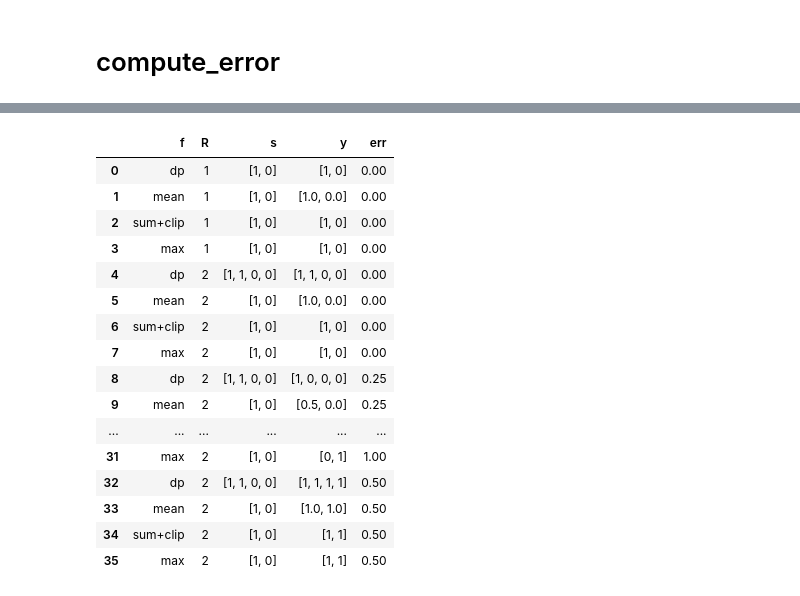
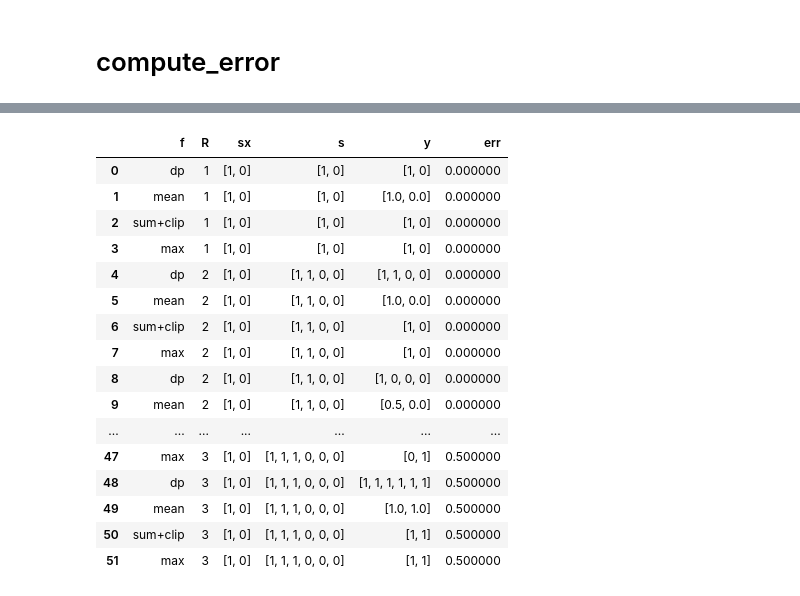
Before and after one commit to einnovator/spikeml, a Jupyter notebook: nb/test_feedback.ipynb, the cells around one changed output, grey strips where cells are left out. Cells and saved outputs as stored; diff of their text form; code cells hidden in the pictures.

```diff
--- a/nb/test_feedback.ipynb
+++ b/nb/test_feedback.ipynb
@@ -43,14 +43,14 @@ The autoreload extension is already loaded. To reload it, use:
 # %% [markdown]
 # compute_error
 # %%
-def test_compute_error():
+def test_compute_error(strict=False):
     params = SSNNParams()
     print(params.fmt())
     params = SSNNParams(g=1, e_err=5, pmax=1, e_z=2)
     print(params.fmt())
     data = {'sx': [], 'y': [], 'err': [], 'sg': [], 's': [], 'sm': [], 'ps': [], 'zs': []}
     def _err(s, y):
-        err = compute_error(s, y)
+        err = compute_error(s, y, strict=strict)
         sg = compute_sg(err, params)
         s =  np.clip(sx + params.g*y, params.vmin, params.vmax).round(2)
         sm = np.clip(s*sg, params.vmin, params.vmax).round(2)
@@ -118,9 +118,10 @@ sx: [0.5 0. ] y: [0.5 0.5] -> err: 0.50 ; sg: 0.08 => s: [1.  0.5] => sm: [0.08
 # %%
-def test_compute_error2():
+def test_compute_error2(strict=False):
     params = SSNNParams()
-    data = {'f': [], 'R': [], 's': [], 'y': [], 'err': []}
-    def _add(f, s, y, R, err, debug=True):
+    data = {'f': [], 'R': [], 'sx': [], 's':[], 'y': [], 'err': []}
+    def _add(f, sx, s, y, R, err, debug=True):
         data['f'].append(f)
+        data['sx'].append(sx)
         data['s'].append(s)
         data['y'].append(y)
         data['R'].append(R)
@@ -128,22 +129,22 @@ def test_compute_error2():
         if debug:
             print(f'{f}: R: {R} ; s: {s} ; y: {y}', f'-> err: {err:.2f}')
 
-    def _err(s, y, R):
-        s_ = np.repeat(s, R)
+    def _err(sx, y, R):
+        s = np.repeat(sx, R)
         y1 = y.reshape(y.shape[0] // R, R).mean(axis=1)
         y2 = y.reshape(y.shape[0] // R, R).sum(axis=1)
         y2 =  np.clip(y2, params.vmin, params.vmax)
         y3 = y.reshape(y.shape[0] // R, R).max(axis=1)
 
-        err = xcompute_error(s, y, R=R, method='dp')
-        err1 = xcompute_error(s, y, R=R, method='mean')
-        err2 = xcompute_error(s, y, R=R, method='sum+clip')
-        err3 = xcompute_error(s, y, R=R, method='max')
+        err = xcompute_error(sx, y, R=R, method=OutputAggregation.DP, strict=strict)
+        err1 = xcompute_error(sx, y, R=R, method=OutputAggregation.MEAN, strict=strict)
+        err2 = xcompute_error(sx, y, R=R, method=OutputAggregation.SUM_CLIP, strict=strict)
+        err3 = xcompute_error(sx, y, R=R, method=OutputAggregation.MAX, strict=strict)
         print('-'*4)
-        _add('dp', s_, y, R, err)
-        _add('mean', s, y1, R, err1)
-        _add('sum+clip', s, y2, R, err2)
-        _add('max', s, y3, R, err3)
+        _add('dp', sx, s, y, R, err)
+        _add('mean', sx, s, y1, R, err1)
+        _add('sum+clip', sx, s, y2, R, err2)
+        _add('max', sx, s, y3, R, err3)
 
 
     _err(np.array([1,0]), np.array([1,0]), R=1)
@@ -155,6 +156,10 @@ def test_compute_error2():
     _err(np.array([1,0]), np.array([0,0,1,0]), R=2)
     _err(np.array([1,0]), np.array([0,0,0,1]), R=2)
     _err(np.array([1,0]), np.array([1,1,1,1]), R=2)
+    _err(np.array([1,0]), np.array([0,0,0,1,1,1]), R=3)
+    _err(np.array([1,0]), np.array([0,0,0,1,1,0]), R=3)
+    _err(np.array([1,0]), np.array([0,0,0,0,1,0]), R=3)
+    _err(np.array([1,0]), np.array([1,1,1,1,1,1]), R=3)
 
     df = pd.DataFrame(data)
     return df
@@ -182,19 +187,19 @@ max: R: 2 ; s: [1 0] ; y: [1 1] -> err: 0.50
-|  | f | R | s | y | err |
-| 0 | dp | 1 | [1, 0] | [1, 0] | 0.00 |
-| 1 | mean | 1 | [1, 0] | [1.0, 0.0] | 0.00 |
-| 2 | sum+clip | 1 | [1, 0] | [1, 0] | 0.00 |
-| 3 | max | 1 | [1, 0] | [1, 0] | 0.00 |
-| 4 | dp | 2 | [1, 1, 0, 0] | [1, 1, 0, 0] | 0.00 |
-| 5 | mean | 2 | [1, 0] | [1.0, 0.0] | 0.00 |
-| 6 | sum+clip | 2 | [1, 0] | [1, 0] | 0.00 |
-| 7 | max | 2 | [1, 0] | [1, 0] | 0.00 |
-| 8 | dp | 2 | [1, 1, 0, 0] | [1, 0, 0, 0] | 0.25 |
-| 9 | mean | 2 | [1, 0] | [0.5, 0.0] | 0.25 |
-| ... | ... | ... | ... | ... | ... |
-| 31 | max | 2 | [1, 0] | [0, 1] | 1.00 |
-| 32 | dp | 2 | [1, 1, 0, 0] | [1, 1, 1, 1] | 0.50 |
-| 33 | mean | 2 | [1, 0] | [1.0, 1.0] | 0.50 |
-| 34 | sum+clip | 2 | [1, 0] | [1, 1] | 0.50 |
-| 35 | max | 2 | [1, 0] | [1, 1] | 0.50 |
+|  | f | R | sx | s | y | err |
+| 0 | dp | 1 | [1, 0] | [1, 0] | [1, 0] | 0.000000 |
+| 1 | mean | 1 | [1, 0] | [1, 0] | [1.0, 0.0] | 0.000000 |
+| 2 | sum+clip | 1 | [1, 0] | [1, 0] | [1, 0] | 0.000000 |
+| 3 | max | 1 | [1, 0] | [1, 0] | [1, 0] | 0.000000 |
+| 4 | dp | 2 | [1, 0] | [1, 1, 0, 0] | [1, 1, 0, 0] | 0.000000 |
+| 5 | mean | 2 | [1, 0] | [1, 1, 0, 0] | [1.0, 0.0] | 0.000000 |
+| 6 | sum+clip | 2 | [1, 0] | [1, 1, 0, 0] | [1, 0] | 0.000000 |
+| 7 | max | 2 | [1, 0] | [1, 1, 0, 0] | [1, 0] | 0.000000 |
+| 8 | dp | 2 | [1, 0] | [1, 1, 0, 0] | [1, 0, 0, 0] | 0.000000 |
+| 9 | mean | 2 | [1, 0] | [1, 1, 0, 0] | [0.5, 0.0] | 0.000000 |
+| ... | ... | ... | ... | ... | ... | ... |
+| 47 | max | 3 | [1, 0] | [1, 1, 1, 0, 0, 0] | [0, 1] | 0.500000 |
+| 48 | dp | 3 | [1, 0] | [1, 1, 1, 0, 0, 0] | [1, 1, 1, 1, 1, 1] | 0.500000 |
+| 49 | mean | 3 | [1, 0] | [1, 1, 1, 0, 0, 0] | [1.0, 1.0] | 0.500000 |
+| 50 | sum+clip | 3 | [1, 0] | [1, 1, 1, 0, 0, 0] | [1, 1] | 0.500000 |
+| 51 | max | 3 | [1, 0] | [1, 1, 1, 0, 0, 0] | [1, 1] | 0.500000 |
 # %%
 
```
Also changed, not shown: parts of 6 cells of this notebook, 1 other file.
